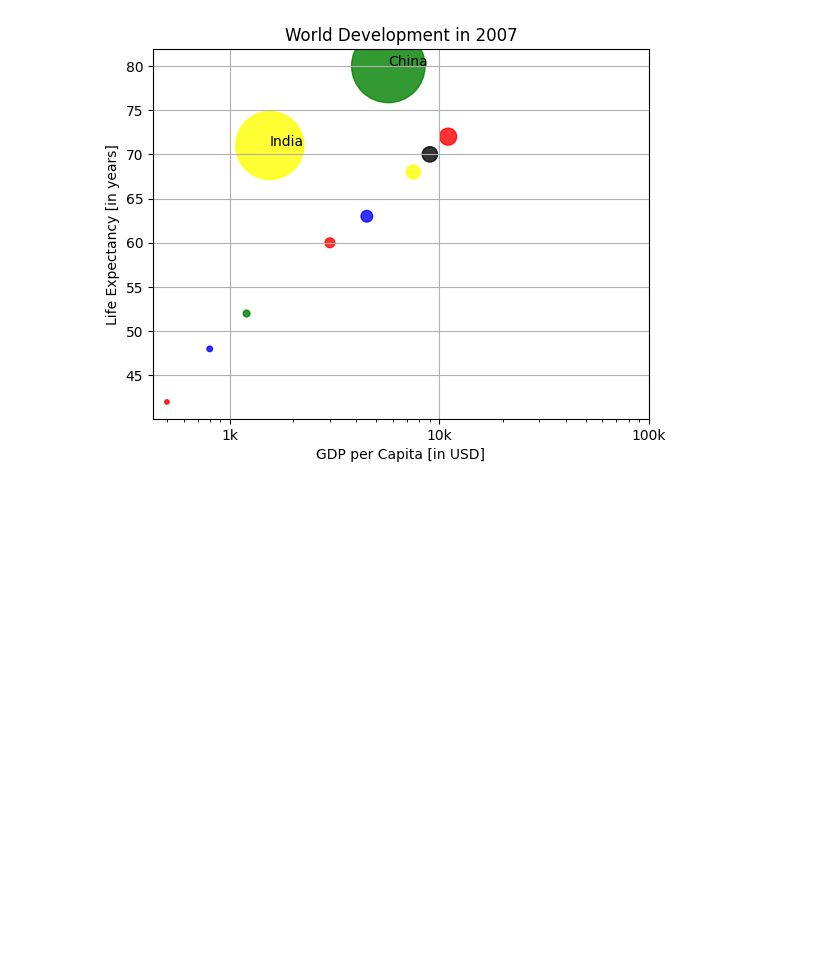
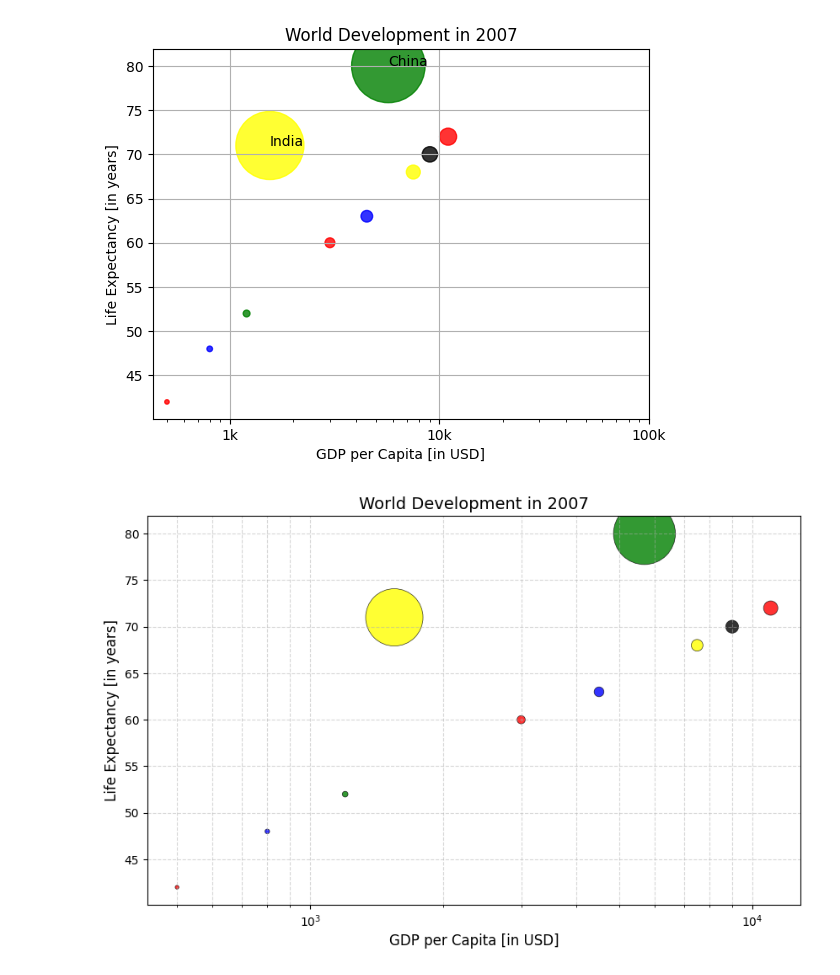
Before and after one commit to Vianney7/AI_Learning, a Jupyter notebook: Datacamp.ipynb, the cells around one changed output. Cells and saved outputs as stored; diff of their text form; code cells hidden in the pictures; blank space fills up the shorter version.

```diff
--- a/Datacamp.ipynb
+++ b/Datacamp.ipynb
@@ -522,0 +542,62 @@ plt.show()
+# %%
+import matplotlib.pyplot as plt
+import numpy as np
+
+# ========================
+# World Development Data 2007
+# ========================
+
+# GDP per capita (in USD)
+gdp_cap = [
+    500, 800, 1200, 1550, 3000,
+    4500, 5700, 7500, 9000, 11000
+]
+
+# Life expectancy (in years)
+life_exp = [
+    42, 48, 52, 71, 60,
+    63, 80, 68, 70, 72
+]
+
+# Population (in millions)
+pop = [
+    5, 8, 12, 1200, 25,
+    35, 1400, 50, 61, 75
+]
+
+# Colors for each country
+col = [
+    'red', 'blue', 'green', 'yellow', 'red',
+    'blue', 'green', 'yellow', 'black', 'red'
+]
+
+# ========================
+# Create the Scatter Plot
+# ========================
+
+plt.figure(figsize=(10, 6))
+
+plt.scatter(
+    x=gdp_cap,
+    y=life_exp,
+    s=np.array(pop) * 2,      # Bubble size proportional to population
+    c=col,
+    alpha=0.8,
+    edgecolors='black',
+    linewidth=0.5
+)
+
+# Logarithmic scale on x-axis (common for GDP)
+plt.xscale('log')
+
+# Add labels and title
+plt.xlabel('GDP per Capita [in USD]', fontsize=12)
+plt.ylabel('Life Expectancy [in years]', fontsize=12)
+plt.title('World Development in 2007', fontsize=14)
+
+# Add grid for better readability
+plt.grid(True, which="both", ls="--", alpha=0.5)
+
+plt.show()
+# %% [output]
+[figure, added]
```
Also changed, not shown: parts of 3 cells of this notebook.
